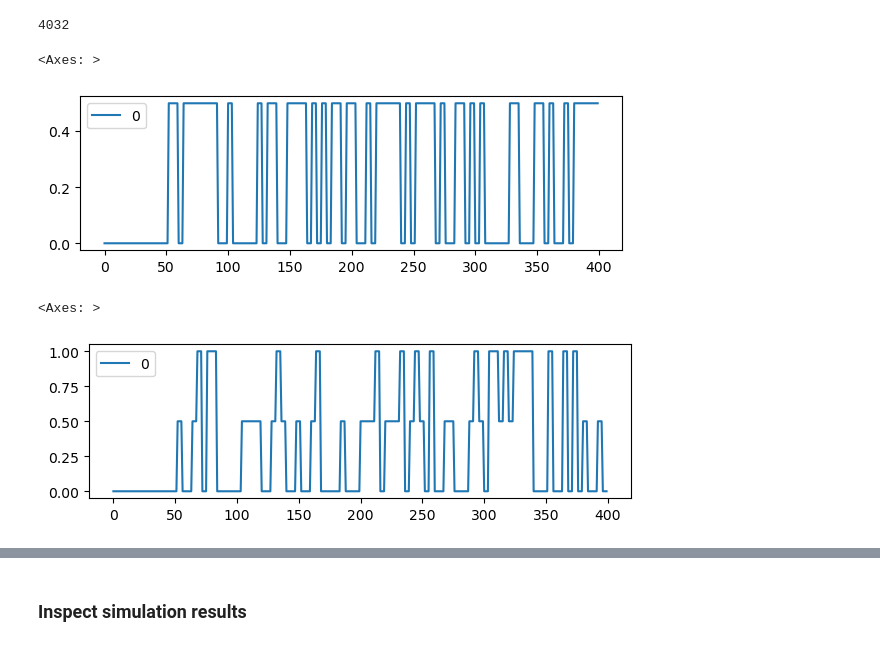
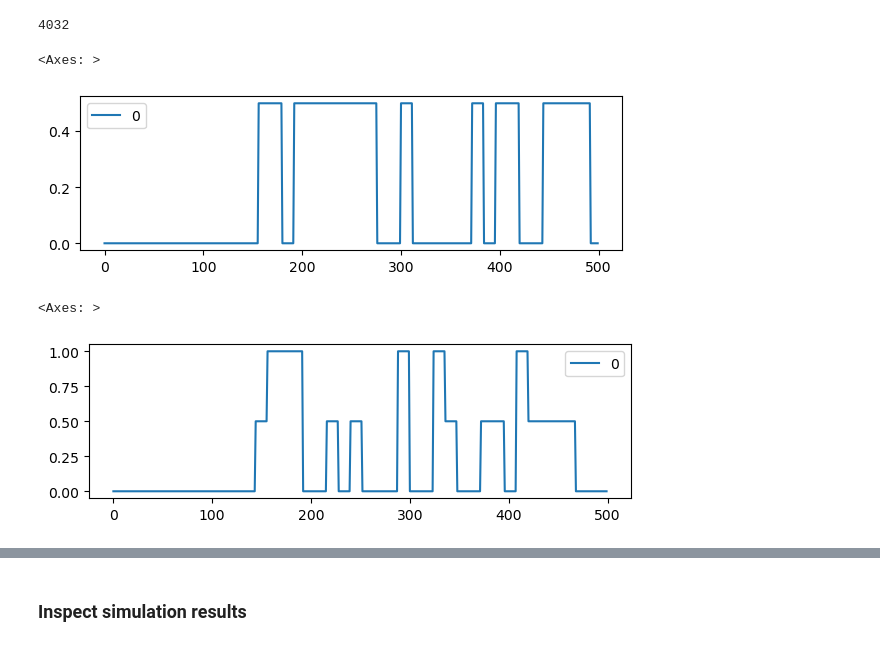
Before and after one commit to billtubbs/boptest-identify, a Jupyter notebook: sim-sys-id-data.ipynb, the cells around one changed output, grey strips where cells are left out. Cells and saved outputs as stored; diff of their text form; code cells hidden in the pictures.

Commit message:
Changed PRBS and fixed plot labels.

```diff
--- a/sim-sys-id-data.ipynb
+++ b/sim-sys-id-data.ipynb
@@ -209,26 +209,26 @@ N
 # %%
 # Hourly timesteps
 N_start = 12
-N4 = N // 4 - N_start
+N12 = N // 12 - N_start
 
 nu = len(input_names)
 rng = np.random.RandomState(0)
 
-prbs1 = 0.5 * rng.randint(2, size=N4).astype('float64').reshape((N4, nu))
+prbs1 = 0.5 * rng.randint(2, size=N12).astype('float64').reshape((N12, nu))
 prbs1 = np.concatenate([np.zeros((N_start, nu)), prbs1])
-prbs1 = np.repeat(prbs1, 4, axis=1).reshape((N, nu))
-pd.DataFrame(prbs1[:400, :]).plot(figsize=(7, 2))
+prbs1 = np.repeat(prbs1, 12, axis=1).reshape((N, nu))
+pd.DataFrame(prbs1[:500, :]).plot(figsize=(7, 2))
 # %% [output]
 <Axes: >
-[figure, old version]
+[figure, new version]
 # %%
-prbs2 = rng.choice([0.0, 0.5, 1.0], p=[0.5, 0.25, 0.25], size=N4).reshape((N4, nu))
+prbs2 = rng.choice([0.0, 0.5, 1.0], p=[0.5, 0.25, 0.25], size=N12).reshape((N12, nu))
 prbs2 = np.concatenate([np.zeros((N_start, nu)), prbs2])
-prbs2 = np.repeat(prbs2, 4, axis=1).reshape((N, nu))
-pd.DataFrame(prbs2[:400, :]).plot(figsize=(7, 2))
+prbs2 = np.repeat(prbs2, 12, axis=1).reshape((N, nu))
+pd.DataFrame(prbs2[:500, :]).plot(figsize=(7, 2))
 # %% [output]
 <Axes: >
-[figure, old version]
+[figure, new version]
 # %%
 # Simulation scenarios
 sim_input_sequences = {
```
Also changed, not shown: parts of 3 cells of this notebook, 2 other files.
